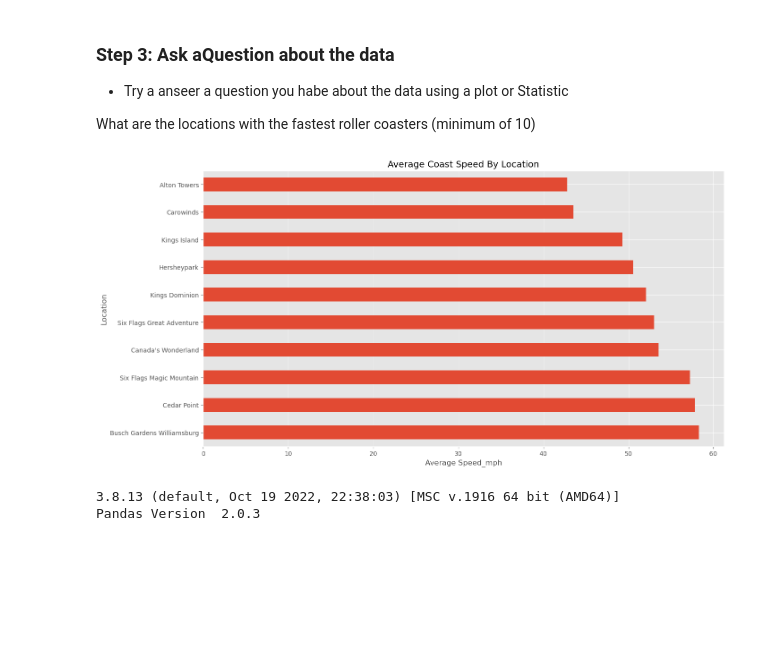
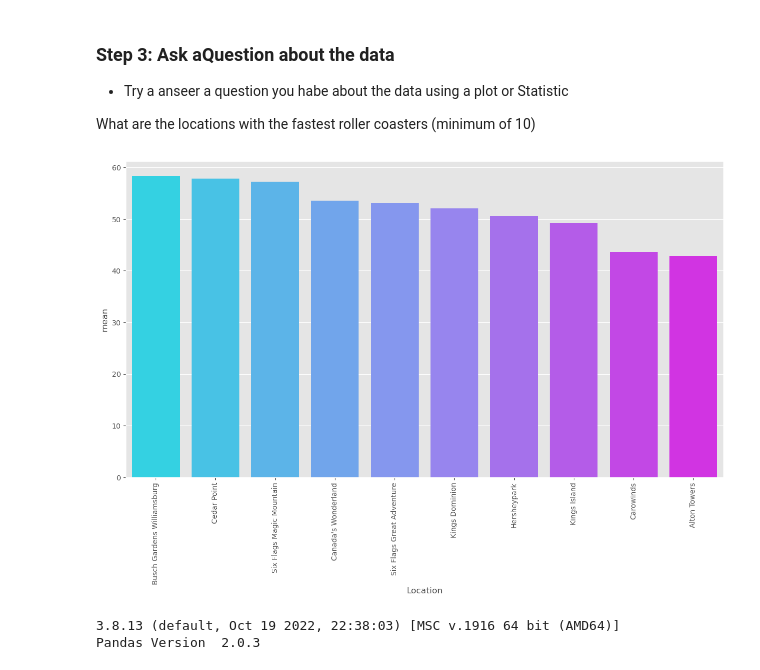
Before and after one commit to Shivgitthub/Exploratory_Data_Analysis, a Jupyter notebook: Learning_Practise/basics_Exploratory_data_analysis_Rob_Mula.ipynb, the cells around one changed output. Drawn from its saved outputs; the diff is of its cells as text; code cells hidden in the pictures; blank space fills up the shorter version.

```diff
--- a/Learning_Practise/basics_Exploratory_data_analysis_Rob_Mula.ipynb
+++ b/Learning_Practise/basics_Exploratory_data_analysis_Rob_Mula.ipynb
@@ -392,14 +387,26 @@ sns.heatmap(df_cor,annot=True)
 
 What are the locations with the fastest roller coasters (minimum of 10)
 # %%
+data = (
 df1.query('Location != "Other"') \
     . groupby('Location')['Speed_Mph']\
     .agg(['mean','count']) \
     .query('count>=10') \
-    .sort_values('mean',ascending=False)["mean"] \
-    .plot(kind='barh',title='Average Coast Speed By Location')
+    .sort_values('mean',ascending=False)
+    #.plot(kind='barh',title='Average Coast Speed By Location')
+    )
 
-plt.xlabel('Average Speed_mph')
-plt.show()
+#plt.xlabel('Average Speed_mph')
+#plt.show()
-# %% [output]
-[figure, removed]
+# %%
+data = data.reset_index()
+# %%
+
+
+ax = sns.barplot(data=data,x='Location',y='mean',palette='cool')
+
+plt.xticks(rotation=90)
+
+plt.show()
+# %% [output]
+[figure, added]
```
Also changed, not shown: parts of 5 cells of this notebook.
